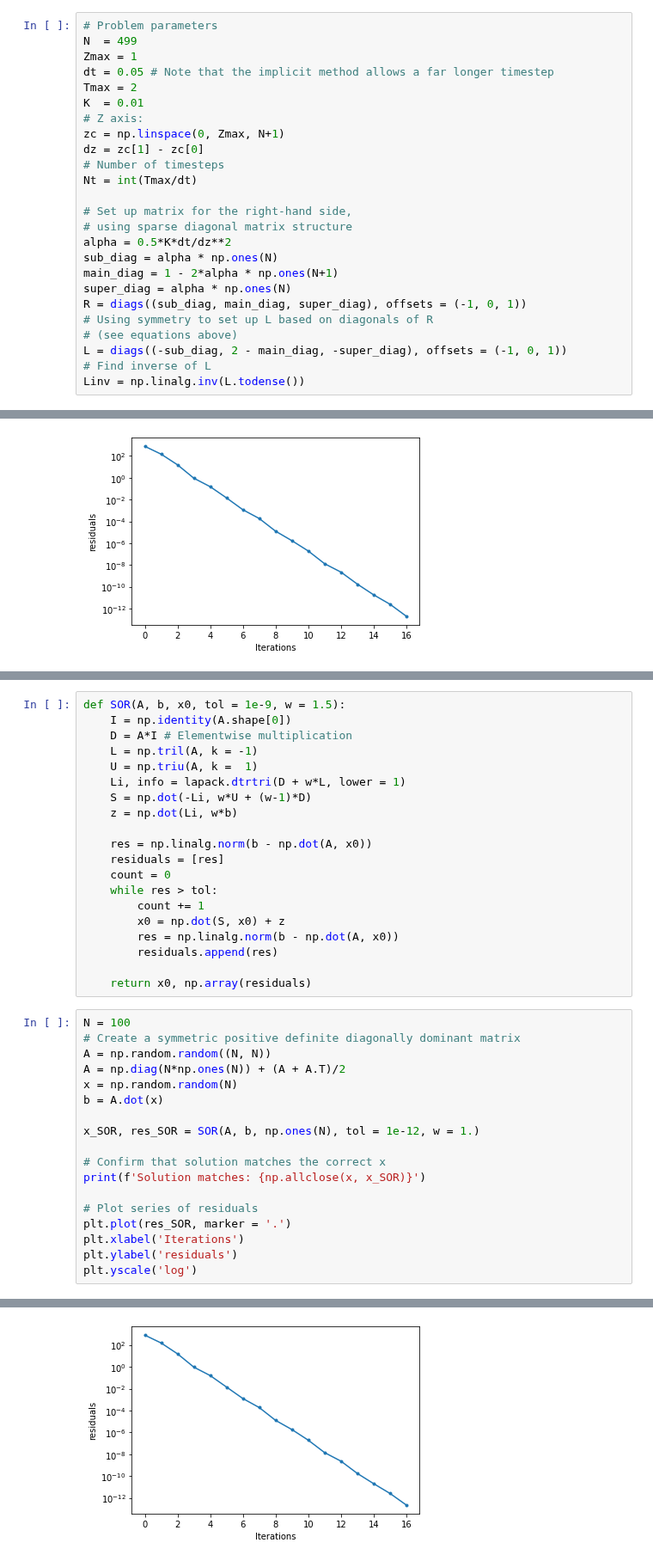
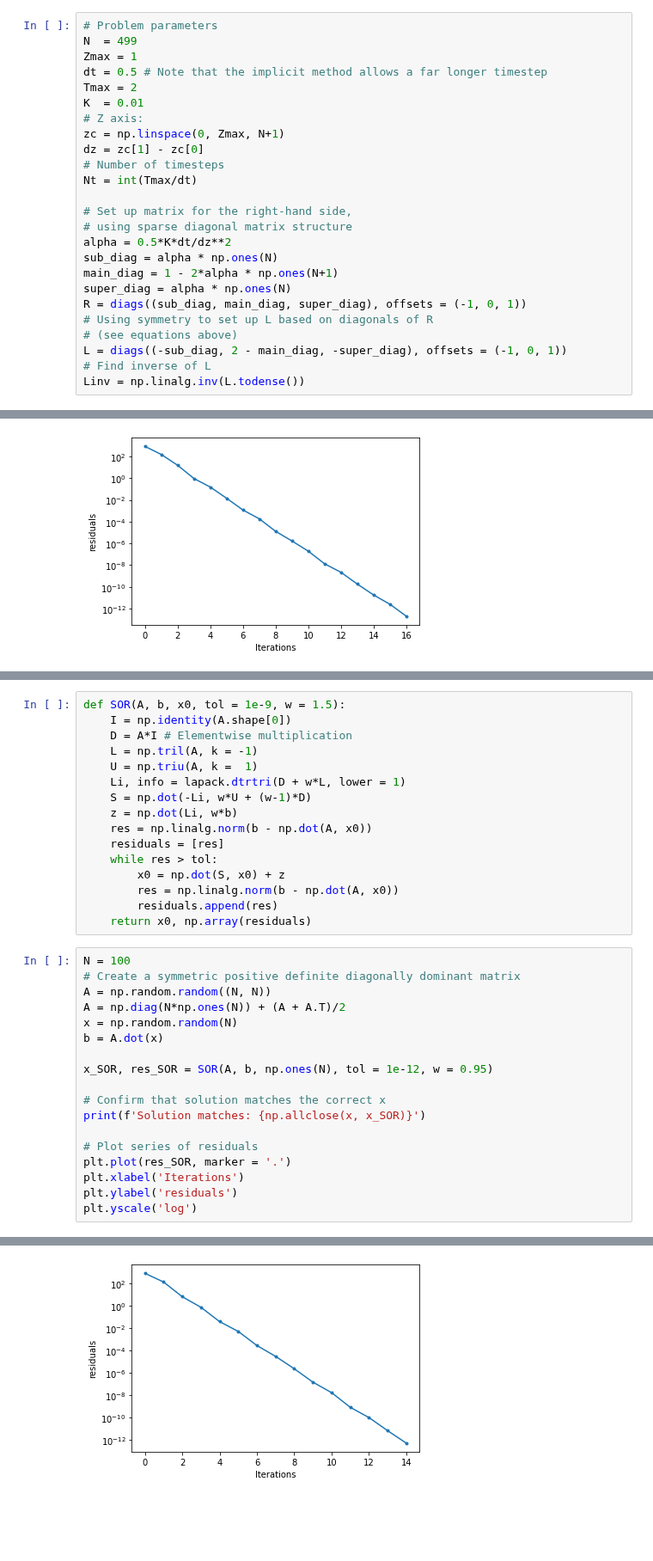
Before and after one commit to nordam/ComputationalPhysics, a Jupyter notebook: Notebooks/10 - Linear Algebra.ipynb, the cells around one changed output, grey strips where cells are left out. Shown at 86% size. Drawn from its saved outputs; the diff is of its cells as text; blank space fills up the shorter version.

```diff
--- a/Notebooks/10 - Linear Algebra.ipynb
+++ b/Notebooks/10 - Linear Algebra.ipynb
@@ -711,7 +717,7 @@ While this might work, there are two reasons you may want to avoid this:
 # Problem parameters
 N  = 499
 Zmax = 1
-dt = 0.05 # Note that the implicit method allows a far longer timestep
+dt = 0.5 # Note that the implicit method allows a far longer timestep
 Tmax = 2
 K  = 0.01
 # Z axis:
@@ -900,38 +903,34 @@ def SOR(A, b, x0, tol = 1e-9, w = 1.5):
     Li, info = lapack.dtrtri(D + w*L, lower = 1)
     S = np.dot(-Li, w*U + (w-1)*D)
     z = np.dot(Li, w*b)
-
     res = np.linalg.norm(b - np.dot(A, x0))
     residuals = [res]
-    count = 0
     while res > tol:
-        count += 1
         x0 = np.dot(S, x0) + z
         res = np.linalg.norm(b - np.dot(A, x0))
         residuals.append(res)
-
     return x0, np.array(residuals)
 # %%
 N = 100
 # Create a symmetric positive definite diagonally dominant matrix
 A = np.random.random((N, N))
 A = np.diag(N*np.ones(N)) + (A + A.T)/2
 x = np.random.random(N)
 b = A.dot(x)
 
-x_SOR, res_SOR = SOR(A, b, np.ones(N), tol = 1e-12, w = 1.)
+x_SOR, res_SOR = SOR(A, b, np.ones(N), tol = 1e-12, w = 0.95)
 
 # Confirm that solution matches the correct x
 print(f'Solution matches: {np.allclose(x, x_SOR)}')
 
 # Plot series of residuals
 plt.plot(res_SOR, marker = '.')
 plt.xlabel('Iterations')
 plt.ylabel('residuals')
 plt.yscale('log')
 # %% [output]
 Solution matches: True
-[figure, old version]
+[figure, new version]
 # %% [markdown]
 # Compare the three methods, using 1D Poisson equation as example
 
```
Also changed, not shown: parts of 20 cells of this notebook.
